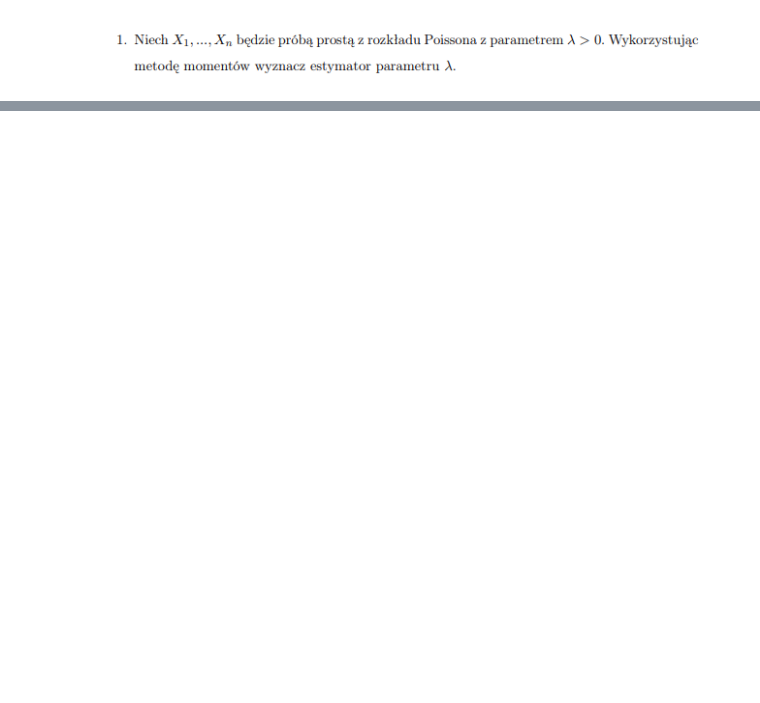
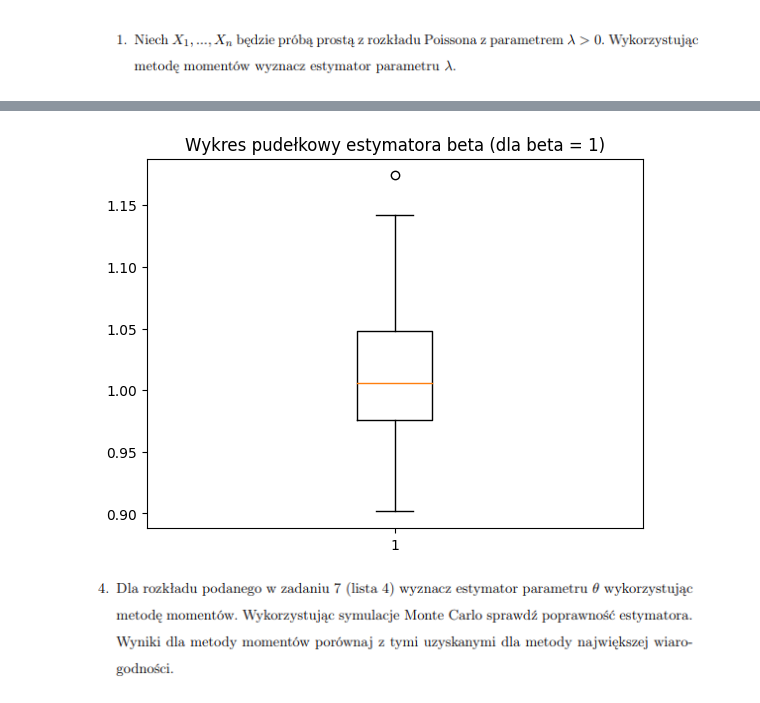
Before and after one commit to rafglo/Statystyka-stosowana, a Jupyter notebook: lista5.ipynb, the cells around one changed output, grey strips where cells are left out. Cells and saved outputs as stored; diff of their text form; code cells hidden in the pictures; blank space fills up the shorter version.

```diff
--- a/lista5.ipynb
+++ b/lista5.ipynb
@@ -16,0 +69,8 @@ plt.show()
+# %%
+plt.boxplot(betas)
+plt.title(f"Wykres pudełkowy estymatora beta (dla beta = {beta})")
+plt.show()
+# %% [output]
+[figure, added]
+# %% [markdown]
+![image.png](attachment:image.png)
```
Also changed, not shown: parts of 18 cells of this notebook.
